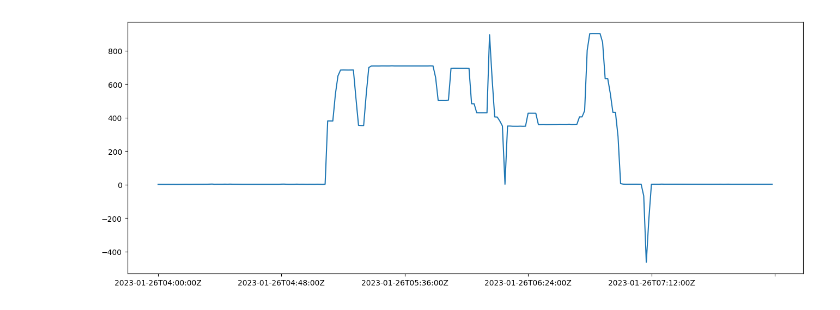
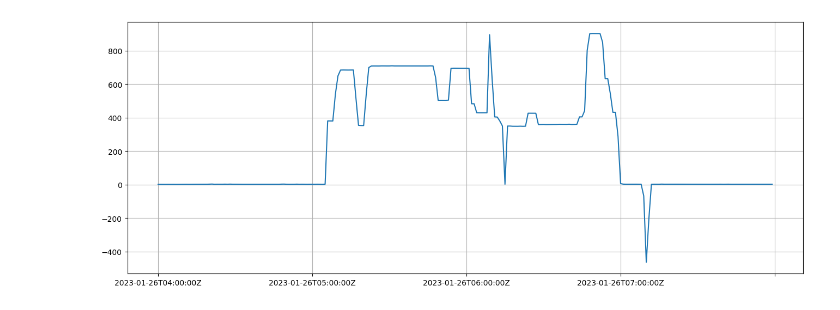
Before and after one commit to hhs0625/anomaly_detection, a Jupyter notebook: autoencoder.ipynb, the cells around one changed output. Saved outputs shown, nothing was run; the diff lists cells and outputs as text; code cells hidden in the pictures.

```diff
--- a/autoencoder.ipynb
+++ b/autoencoder.ipynb
@@ -1,34 +1,35 @@
 # %%
 import numpy as np
 import pandas as pd
 import matplotlib.pyplot as plt
 from matplotlib.dates import HourLocator, DateFormatter
 from sklearn.preprocessing import StandardScaler
 from tensorflow.keras.layers import Input, Dense
 from tensorflow.keras.models import Model
 from influxdb import InfluxDBClient
 
 # Connect to InfluxDB and fetch data
 client = InfluxDBClient(host='localhost', port=8086)
 client.switch_database('ISS')
 query = 'SELECT * FROM "EP_Propulsion1.Thing_HMD8310" WHERE time >= \'2023-01-26T04:00:00Z\' AND time < \'2023-01-26T08:00:00Z\''
 results = client.query(query)
 df_train = pd.DataFrame.from_records(results.get_points())
 
 # Convert MotorRPM column to numeric
 df_train['MotorRPM'] = pd.to_numeric(df_train['MotorRPM'])
 
 # Set up the plot
 fig, ax = plt.subplots(figsize=(16, 6))
 
 # Plot the data
 ax.plot(df_train['time'], df_train['MotorRPM'])
 total_len = len(df_train.index)
-ax.set_xticks(np.arange(0, total_len + 1, total_len / 5))
+ax.set_xticks(np.arange(0, total_len + 1, total_len / 4))
+ax.grid(True)
 
 plt.show()
 # %% [output]
-[figure, old version]
+[figure, new version]
 # %%
 # Split the data into train and test sets
 train_data = df_train.loc[:, ['MotorRPM']]
```
Also changed, not shown: parts of 2 cells of this notebook.
